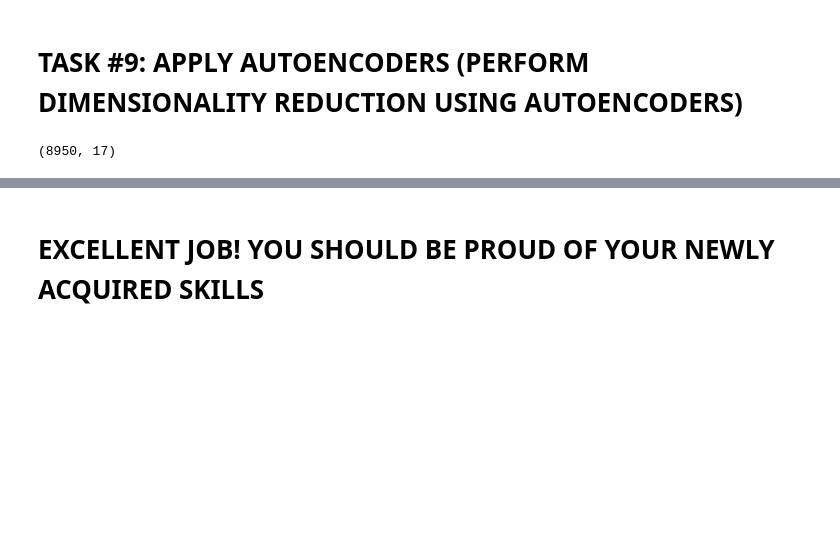
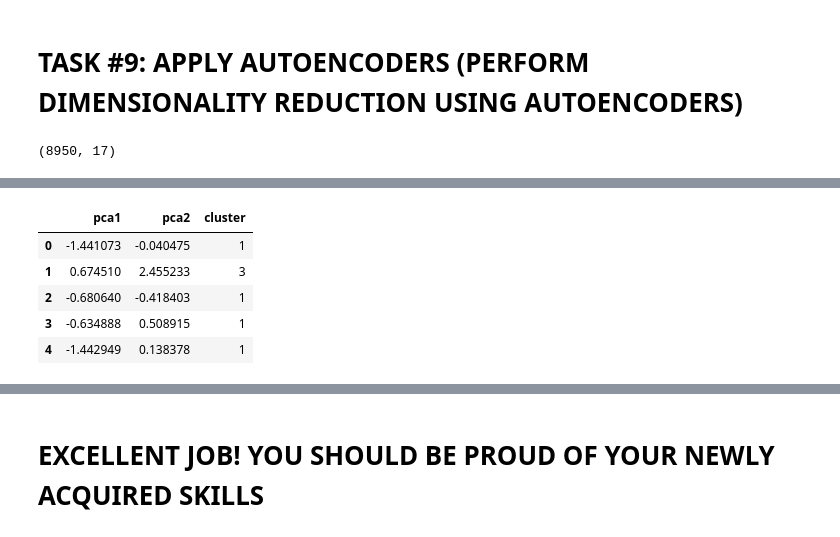
Before and after one commit to lavarius/DSCaseStudies, a Jupyter notebook: MDB_Marketing_Department.ipynb, the cells around one changed output, grey strips where cells are left out. Saved outputs shown, nothing was run; the diff lists cells and outputs as text; code cells hidden in the pictures; blank space fills up the shorter version.

```diff
--- a/MDB_Marketing_Department.ipynb
+++ b/MDB_Marketing_Department.ipynb
@@ -653,0 +768,11 @@ _________________________________________________________________
+# %%
+# concatenate labels to data frame
+pca2_df = pd.concat([pca2_df, pd.DataFrame({'cluster':labels2})], axis = 1)
+pca2_df.head()
+# %% [output]
+|  | pca1 | pca2 | cluster |
+| 0 | -1.441073 | -0.040475 | 1 |
+| 1 | 0.674510 | 2.455233 | 3 |
+| 2 | -0.680640 | -0.418403 | 1 |
+| 3 | -0.634888 | 0.508915 | 1 |
+| 4 | -1.442949 | 0.138378 | 1 |
```
Also changed, not shown: parts of 23 cells of this notebook.
